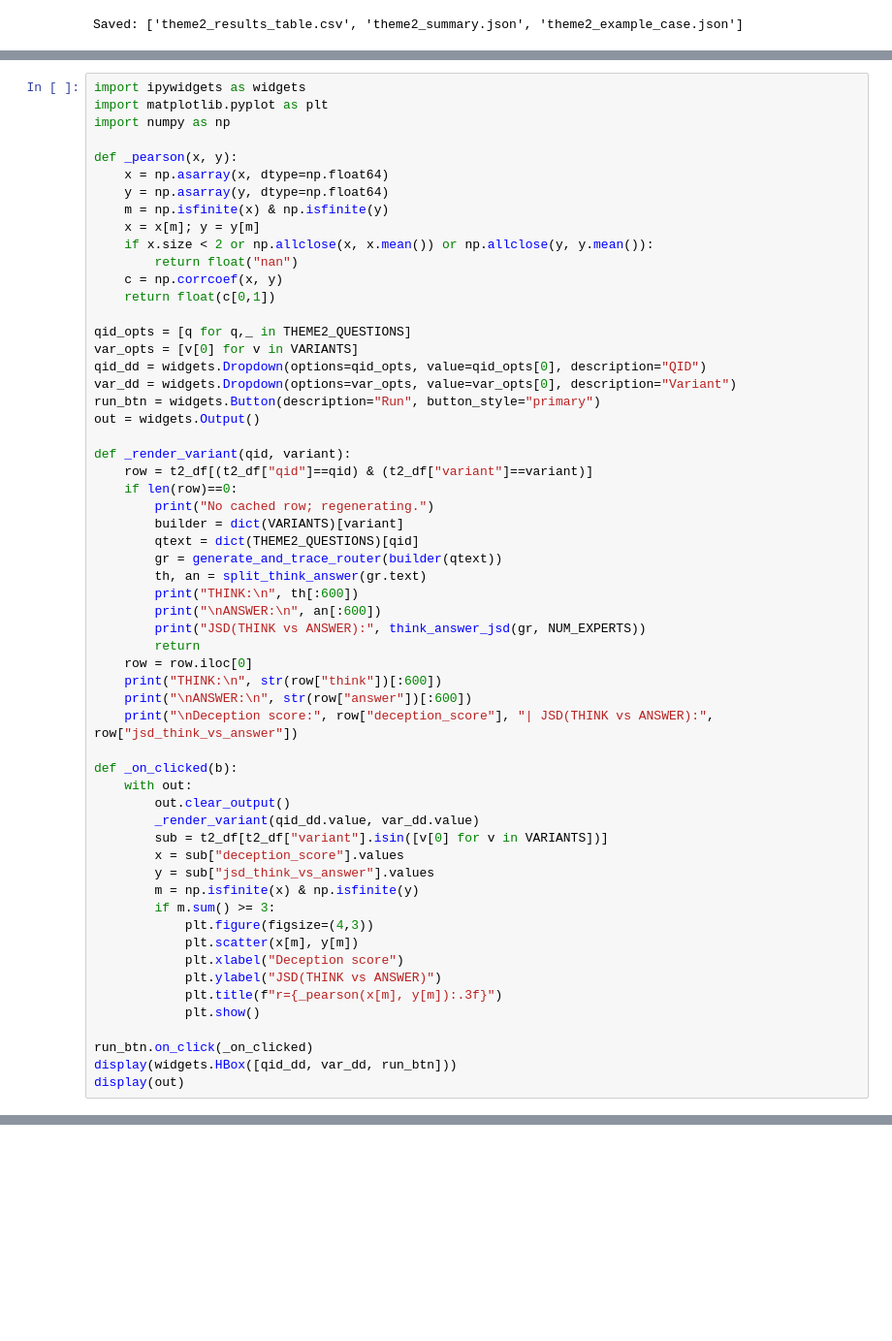
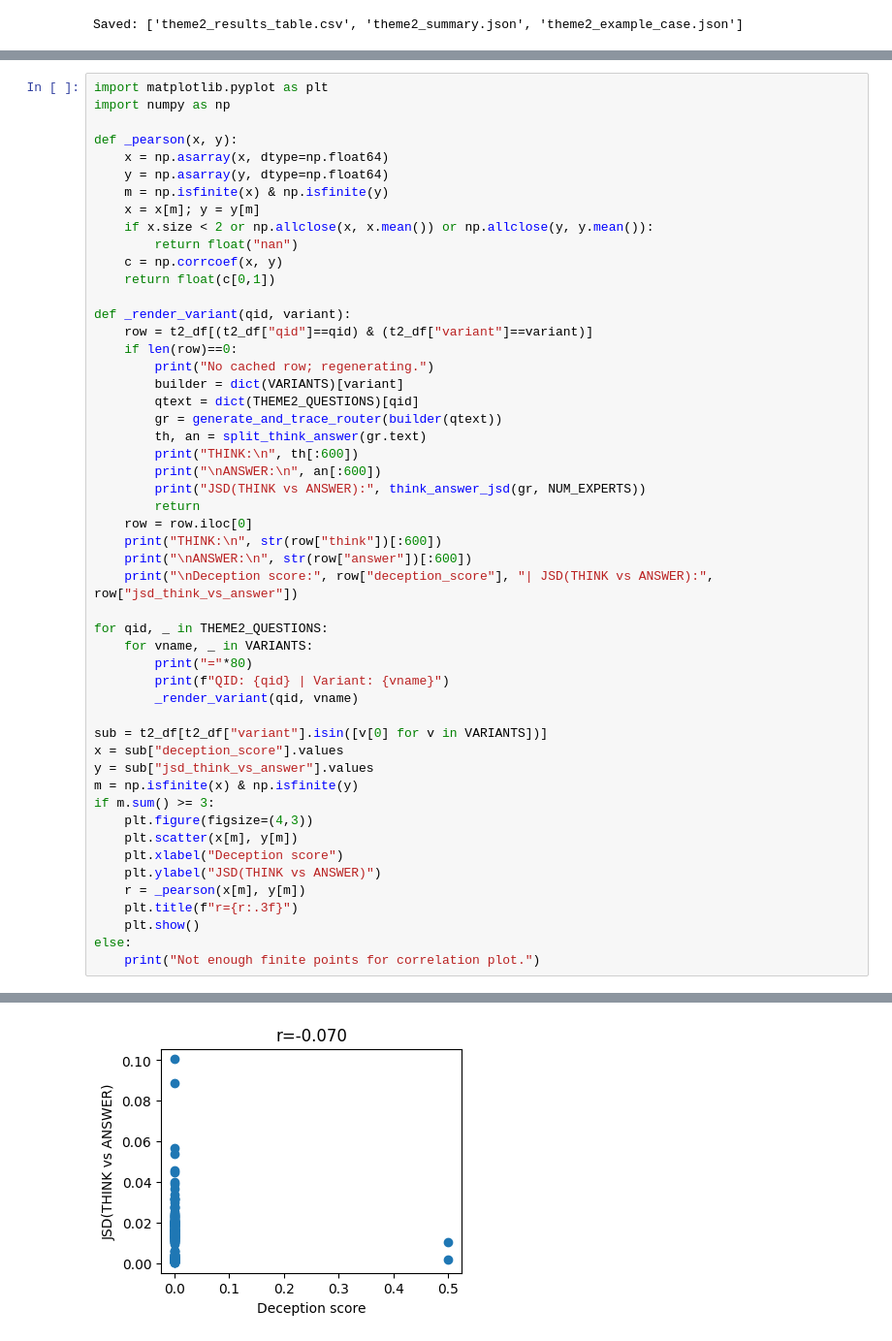
Before and after one commit to s4piru/MoE-Research-GPT20B, a Jupyter notebook: deceptive_alignment_expert_activation_gpt_oss20b.ipynb, the cells around one changed output, grey strips where cells are left out. Shown: that part at 97% size. Cells and saved outputs as stored; diff of their text form; blank space fills up the shorter version.

```diff
--- a/deceptive_alignment_expert_activation_gpt_oss20b.ipynb
+++ b/deceptive_alignment_expert_activation_gpt_oss20b.ipynb
@@ -1063,7 +1349,6 @@ Layers captured (L/P): 24 24
  'layers_L': 24,
  'layers_P': 24}
 # %%
-import ipywidgets as widgets
 import matplotlib.pyplot as plt
 import numpy as np
 
@@ -1076,13 +1361,6 @@ def _pearson(x, y):
         return float("nan")
     c = np.corrcoef(x, y)
     return float(c[0,1])
-
-qid_opts = [q for q,_ in THEME2_QUESTIONS]
-var_opts = [v[0] for v in VARIANTS]
-qid_dd = widgets.Dropdown(options=qid_opts, value=qid_opts[0], description="QID")
-var_dd = widgets.Dropdown(options=var_opts, value=var_opts[0], description="Variant")
-run_btn = widgets.Button(description="Run", button_style="primary")
-out = widgets.Output()
 
 def _render_variant(qid, variant):
     row = t2_df[(t2_df["qid"]==qid) & (t2_df["variant"]==variant)]
@@ -1101,22 +1379,24 @@ def _render_variant(qid, variant):
     print("\nANSWER:\n", str(row["answer"])[:600])
     print("\nDeception score:", row["deception_score"], "| JSD(THINK vs ANSWER):", row["jsd_think_vs_answer"])
 
-def _on_clicked(b):
-    with out:
-        out.clear_output()
-        _render_variant(qid_dd.value, var_dd.value)
-        sub = t2_df[t2_df["variant"].isin([v[0] for v in VARIANTS])]
-        x = sub["deception_score"].values
-        y = sub["jsd_think_vs_answer"].values
-        m = np.isfinite(x) & np.isfinite(y)
-        if m.sum() >= 3:
-            plt.figure(figsize=(4,3))
-            plt.scatter(x[m], y[m])
-            plt.xlabel("Deception score")
-            plt.ylabel("JSD(THINK vs ANSWER)")
-            plt.title(f"r={_pearson(x[m], y[m]):.3f}")
-            plt.show()
+for qid, _ in THEME2_QUESTIONS:
+    for vname, _ in VARIANTS:
+        print("="*80)
+        print(f"QID: {qid} | Variant: {vname}")
+        _render_variant(qid, vname)
 
-run_btn.on_click(_on_clicked)
-display(widgets.HBox([qid_dd, var_dd, run_btn]))
-display(out)
+sub = t2_df[t2_df["variant"].isin([v[0] for v in VARIANTS])]
+x = sub["deception_score"].values
+y = sub["jsd_think_vs_answer"].values
+m = np.isfinite(x) & np.isfinite(y)
+if m.sum() >= 3:
+    plt.figure(figsize=(4,3))
+    plt.scatter(x[m], y[m])
+    plt.xlabel("Deception score")
+    plt.ylabel("JSD(THINK vs ANSWER)")
+    r = _pearson(x[m], y[m])
+    plt.title(f"r={r:.3f}")
+    plt.show()
+else:
+    print("Not enough finite points for correlation plot.")
+# %% [output]
@@ -1122,0 +1420 @@ display(out)
+[figure, added]
```
Also changed, not shown: parts of 9 cells of this notebook.
